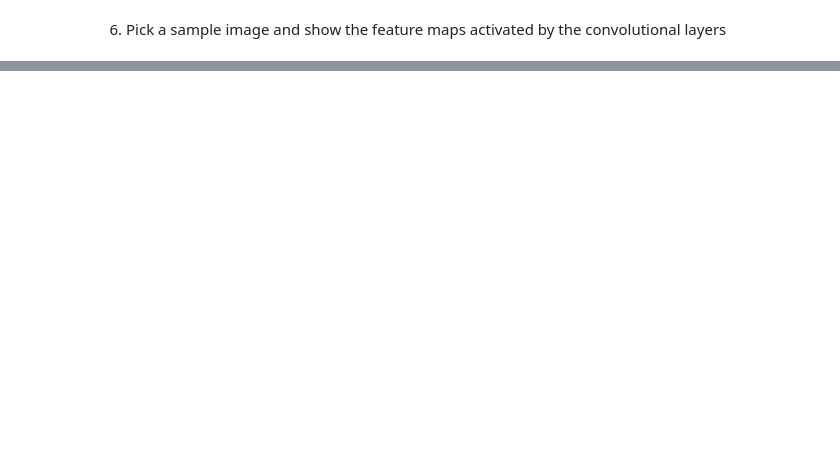
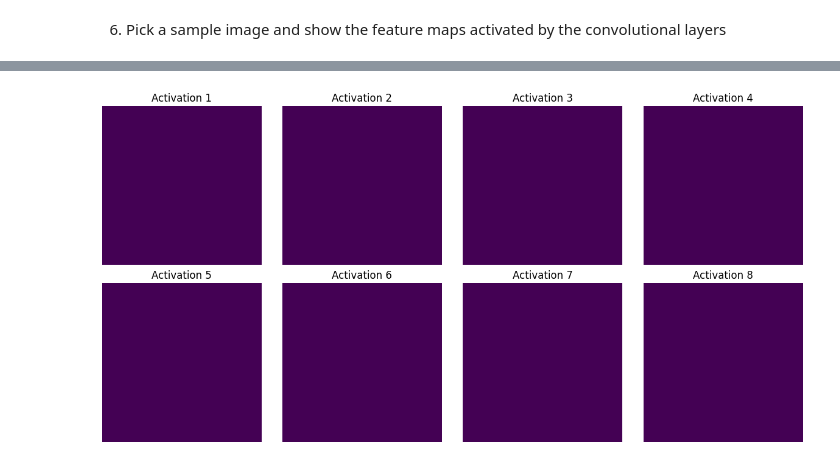
Before and after one commit to PaolaMaribel18/hands-on-2023A, a Jupyter notebook: notebooks/10_introCNN.ipynb, the cells around one changed output, grey strips where cells are left out. Saved outputs shown, nothing was run; the diff lists cells and outputs as text; code cells hidden in the pictures; blank space fills up the shorter version.

```diff
--- a/notebooks/10_introCNN.ipynb
+++ b/notebooks/10_introCNN.ipynb
@@ -107,17 +573,22 @@ plt.show()
 # %% [markdown]
 6. Pick a sample image and show the feature maps activated by the convolutional layers
 # %%
-sample_image, _ = next(iter(test_dataset))
+sample_image, _ = next(itertools.islice(iter(test_dataset), 0, 1))
 sample_image = sample_image[:1]
 
-activation_model = models.Model(inputs=model.input,
-                                outputs=[layer.output for layer in model.layers])
+activation_model = models.Model(inputs=model4.input,
+                                outputs=[layer.output for layer in model4.layers])
 activations = activation_model.predict(sample_image)
 
-plt.figure(figsize=(10, 5))
-for i, activation in enumerate(activations):
+plt.figure(figsize=(12, 6))
+for i, activation in enumerate(activations[:8]):
     plt.subplot(2, 4, i+1)
-    plt.imshow(activation[0, :, :, 0], cmap='viridis')
+    try:
+        plt.imshow(activation[0, :, :, 0], cmap='viridis')
+    except:
+        pass
     plt.title(f"Activation {i+1}")
     plt.axis('off')
+plt.tight_layout()
 plt.show()
+# %% [output]
@@ -123,0 +596 @@ plt.show()
+[figure, added]
```
Also changed, not shown: parts of 43 cells of this notebook.
